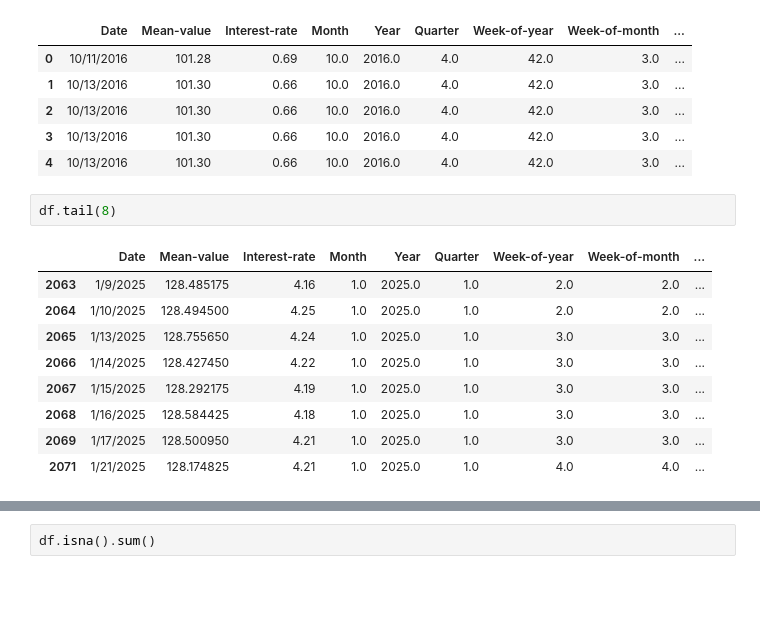
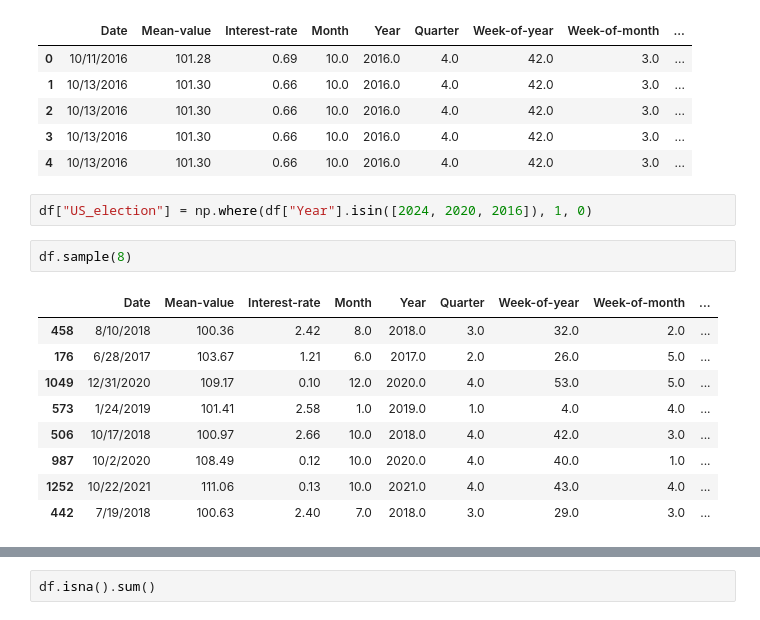
Before and after one commit to muriithiKabogo/CurrencyPrediction, a Jupyter notebook: Ntbk5.ipynb, the cells around one changed output, grey strips where cells are left out. Cells and saved outputs as stored; diff of their text form; blank space fills up the shorter version.

```diff
--- a/Ntbk5.ipynb
+++ b/Ntbk5.ipynb
@@ -18,15 +19,17 @@ df.head()
 | 2 | 10/13/2016 | 101.30 | 0.66 | 10.0 | 2016.0 | 4.0 | 42.0 | 3.0 | ... |
 | 3 | 10/13/2016 | 101.30 | 0.66 | 10.0 | 2016.0 | 4.0 | 42.0 | 3.0 | ... |
 | 4 | 10/13/2016 | 101.30 | 0.66 | 10.0 | 2016.0 | 4.0 | 42.0 | 3.0 | ... |
+# %%
+df["US_election"] = np.where(df["Year"].isin([2024, 2020, 2016]), 1, 0)
 # %%
-df.tail(8)
+df.sample(8)
 # %% [output]
 |  | Date | Mean-value | Interest-rate | Month | Year | Quarter | Week-of-year | Week-of-month | ... |
-| 2063 | 1/9/2025 | 128.485175 | 4.16 | 1.0 | 2025.0 | 1.0 | 2.0 | 2.0 | ... |
-| 2064 | 1/10/2025 | 128.494500 | 4.25 | 1.0 | 2025.0 | 1.0 | 2.0 | 2.0 | ... |
-| 2065 | 1/13/2025 | 128.755650 | 4.24 | 1.0 | 2025.0 | 1.0 | 3.0 | 3.0 | ... |
-| 2066 | 1/14/2025 | 128.427450 | 4.22 | 1.0 | 2025.0 | 1.0 | 3.0 | 3.0 | ... |
-| 2067 | 1/15/2025 | 128.292175 | 4.19 | 1.0 | 2025.0 | 1.0 | 3.0 | 3.0 | ... |
-| 2068 | 1/16/2025 | 128.584425 | 4.18 | 1.0 | 2025.0 | 1.0 | 3.0 | 3.0 | ... |
-| 2069 | 1/17/2025 | 128.500950 | 4.21 | 1.0 | 2025.0 | 1.0 | 3.0 | 3.0 | ... |
-| 2071 | 1/21/2025 | 128.174825 | 4.21 | 1.0 | 2025.0 | 1.0 | 4.0 | 4.0 | ... |
+| 458 | 8/10/2018 | 100.36 | 2.42 | 8.0 | 2018.0 | 3.0 | 32.0 | 2.0 | ... |
+| 176 | 6/28/2017 | 103.67 | 1.21 | 6.0 | 2017.0 | 2.0 | 26.0 | 5.0 | ... |
+| 1049 | 12/31/2020 | 109.17 | 0.10 | 12.0 | 2020.0 | 4.0 | 53.0 | 5.0 | ... |
+| 573 | 1/24/2019 | 101.41 | 2.58 | 1.0 | 2019.0 | 1.0 | 4.0 | 4.0 | ... |
+| 506 | 10/17/2018 | 100.97 | 2.66 | 10.0 | 2018.0 | 4.0 | 42.0 | 3.0 | ... |
+| 987 | 10/2/2020 | 108.49 | 0.12 | 10.0 | 2020.0 | 4.0 | 40.0 | 1.0 | ... |
+| 1252 | 10/22/2021 | 111.06 | 0.13 | 10.0 | 2021.0 | 4.0 | 43.0 | 4.0 | ... |
+| 442 | 7/19/2018 | 100.63 | 2.40 | 7.0 | 2018.0 | 3.0 | 29.0 | 3.0 | ... |
```
Also changed, not shown: parts of 23 cells of this notebook, 7 other files.
